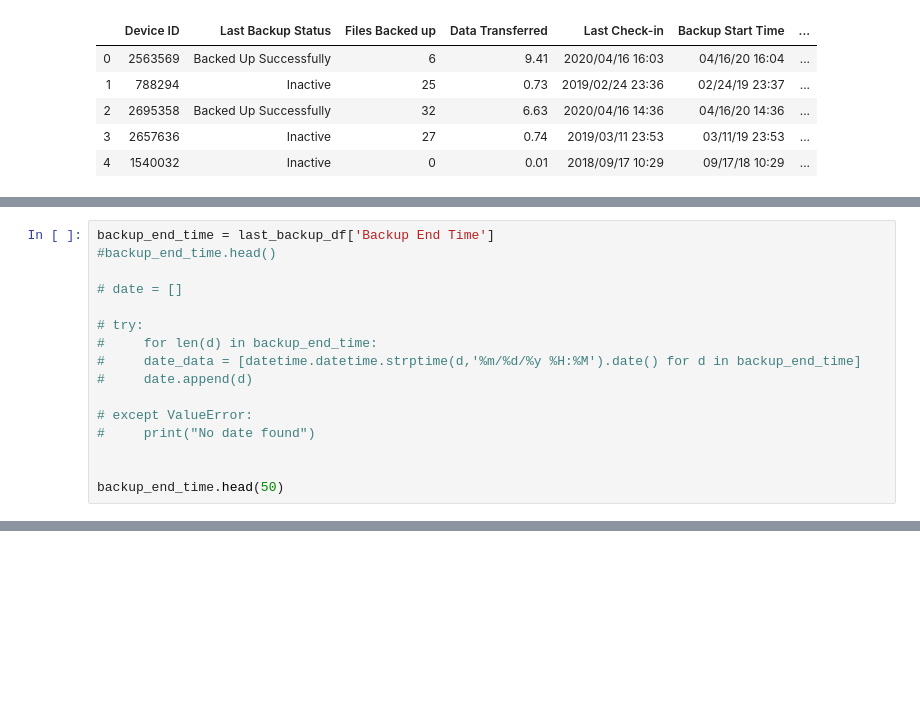
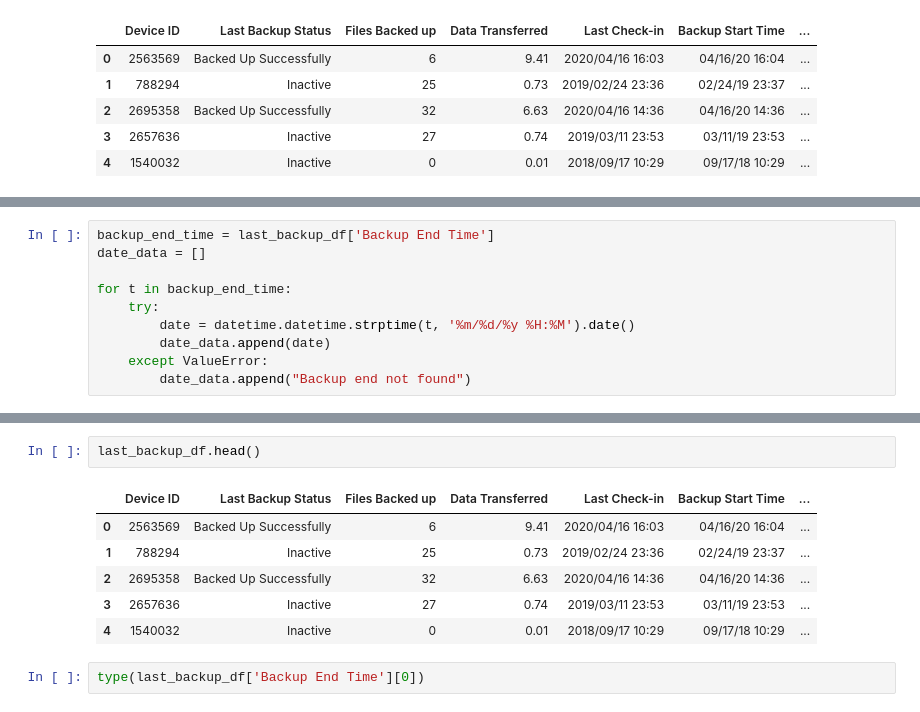
Before and after one commit to Hans518/drupyter_notebook_public, a Jupyter notebook: Public Drupyter Notebook .ipynb, the cells around one changed output, grey strips where cells are left out. Cells and saved outputs as stored; diff of their text form; blank space fills up the shorter version.

```diff
--- a/Public Drupyter Notebook .ipynb
+++ b/Public Drupyter Notebook .ipynb
@@ -22,16 +32,10 @@ last_backup_df.head()
 # %%
 backup_end_time = last_backup_df['Backup End Time']
-#backup_end_time.head()
+date_data = []
 
-# date = []
-
-# try:
-#     for len(d) in backup_end_time:
-#     date_data = [datetime.datetime.strptime(d,'%m/%d/%y %H:%M').date() for d in backup_end_time]
-#     date.append(d)
-
-# except ValueError:
-#     print("No date found")
-
-
-backup_end_time.head(50)
+for t in backup_end_time:
+    try:
+        date = datetime.datetime.strptime(t, '%m/%d/%y %H:%M').date()
+        date_data.append(date)
+    except ValueError:
+        date_data.append("Backup end not found")
@@ -55,0 +73,11 @@ Name: Backup End Time, dtype: object
+# %%
+last_backup_df.head()
+# %% [output]
+|  | Device ID | Last Backup Status | Files Backed up | Data Transferred | Last Check-in | Backup Start Time | ... |
+| 0 | 2563569 | Backed Up Successfully | 6 | 9.41 | 2020/04/16 16:03 | 04/16/20 16:04 | ... |
+| 1 | 788294 | Inactive | 25 | 0.73 | 2019/02/24 23:36 | 02/24/19 23:37 | ... |
+| 2 | 2695358 | Backed Up Successfully | 32 | 6.63 | 2020/04/16 14:36 | 04/16/20 14:36 | ... |
+| 3 | 2657636 | Inactive | 27 | 0.74 | 2019/03/11 23:53 | 03/11/19 23:53 | ... |
+| 4 | 1540032 | Inactive | 0 | 0.01 | 2018/09/17 10:29 | 09/17/18 10:29 | ... |
+# %%
+type(last_backup_df['Backup End Time'][0])
```
Also changed, not shown: parts of 7 cells of this notebook.
